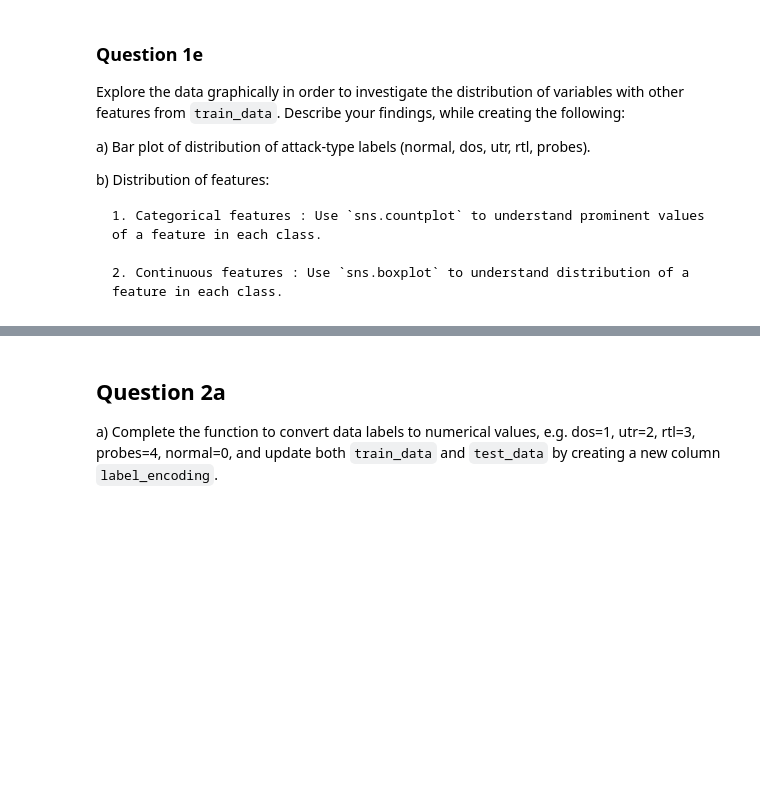
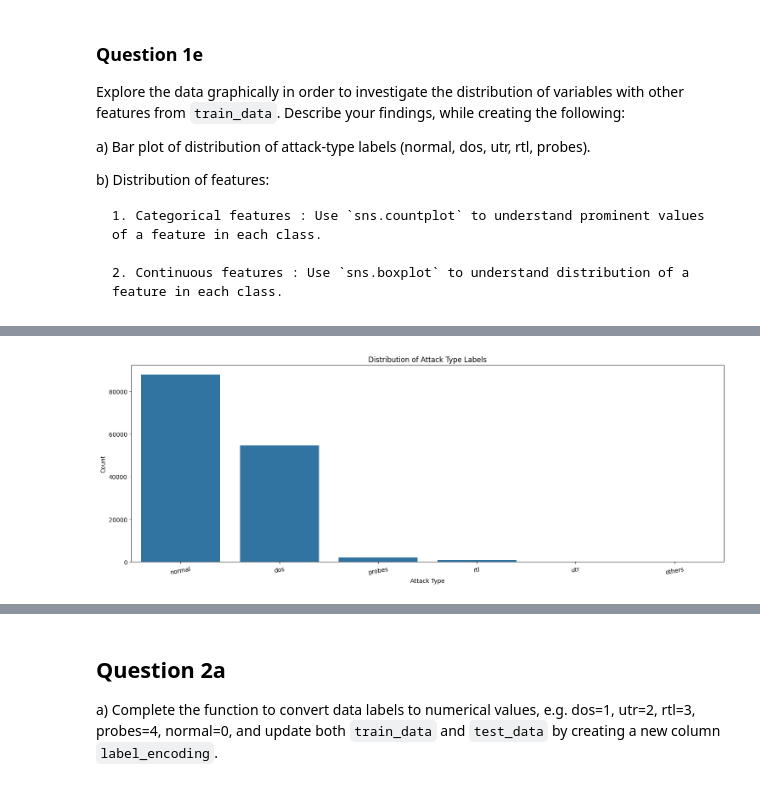
Before and after one commit to TheChroniclerr/CP322, a Jupyter notebook: Assignment_2.ipynb, the cells around one changed output, grey strips where cells are left out. Saved outputs shown, nothing was run; the diff lists cells and outputs as text; code cells hidden in the pictures; blank space fills up the shorter version.

```diff
--- a/Assignment_2.ipynb
+++ b/Assignment_2.ipynb
@@ -150,18 +220,24 @@ Complete the following function to group the labels, and update both `train_data
 # combining labels
 def label_grouping(label):
     """Group the label together. Returns new label."""
-    ...
+    if label in ['back', 'land', 'neptune', 'pod', 'smurf', 'teardrop']:
         return 'dos'
-    ...
+
+    elif label in ['buffer_overflow', 'loadmodule','perl', 'rootkit']:
         return 'utr'
-    ...
+
+    elif label in ['Ftp_write', 'guess_passwd', 'imap', 'multihop', 'phf', 'spy','warezclient', 'warezmaster']:
         return 'rtl'
-    ...
+
+    elif label in ['satan', 'ipsweep', 'nmap', 'portsweep']:
         return 'probes'
+
+    elif label == 'normal':
         return 'normal'
-    ...
+
+    else:
         return 'others'
 
 # Update the data
-train_data['label_attack_type']= ...
-test_data['label_attack_type']= ...
+train_data['label_attack_type']= train_data['label'].apply(label_grouping)
+test_data['label_attack_type']= test_data['label'].apply(label_grouping)
@@ -183,9 +265,22 @@ b) Distribution of features:
 # %%
 # a) distribution of label_attack_type
 
 fig, ax1 = plt.subplots(1,1, figsize = (18,6))
 
-...
+sns.countplot(
+    data=train_data,
+    x='label_attack_type',
+    order=train_data['label_attack_type'].value_counts().index,
+    ax=ax1,
+)
+
+ax1.set_title('Distribution of Attack Type Labels')
+ax1.set_xlabel('Attack Type')
+ax1.set_ylabel('Count')
+
 plt.xticks(rotation=10)
+plt.show()
+# %% [output]
+[figure, added]
 # %%
 #b i) distribution of categorical variables with 'label_attack_type'
```
Also changed, not shown: parts of 54 cells of this notebook.
